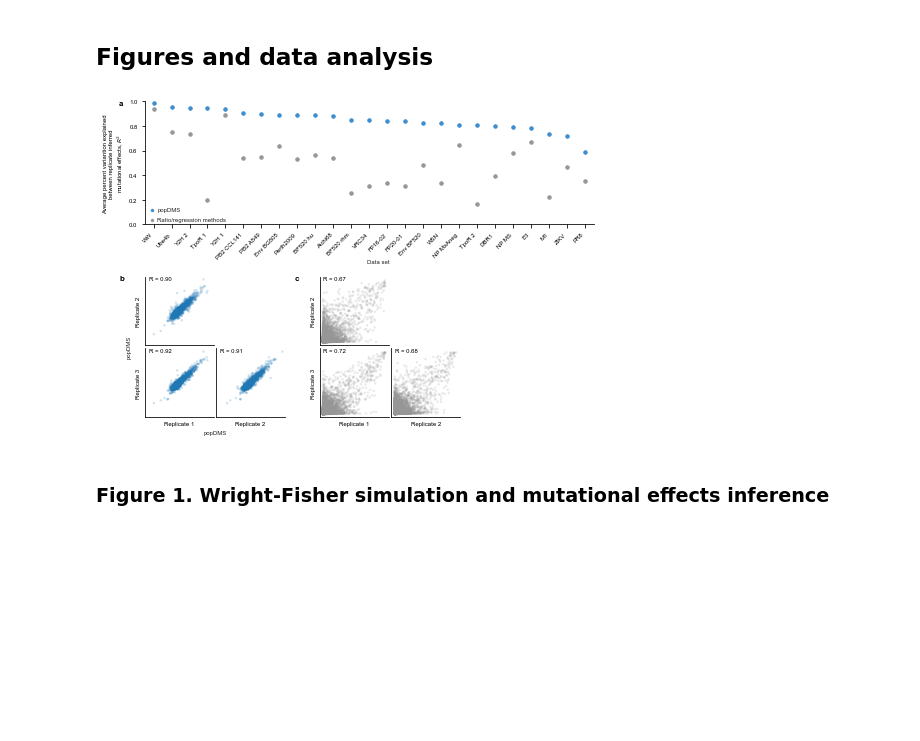
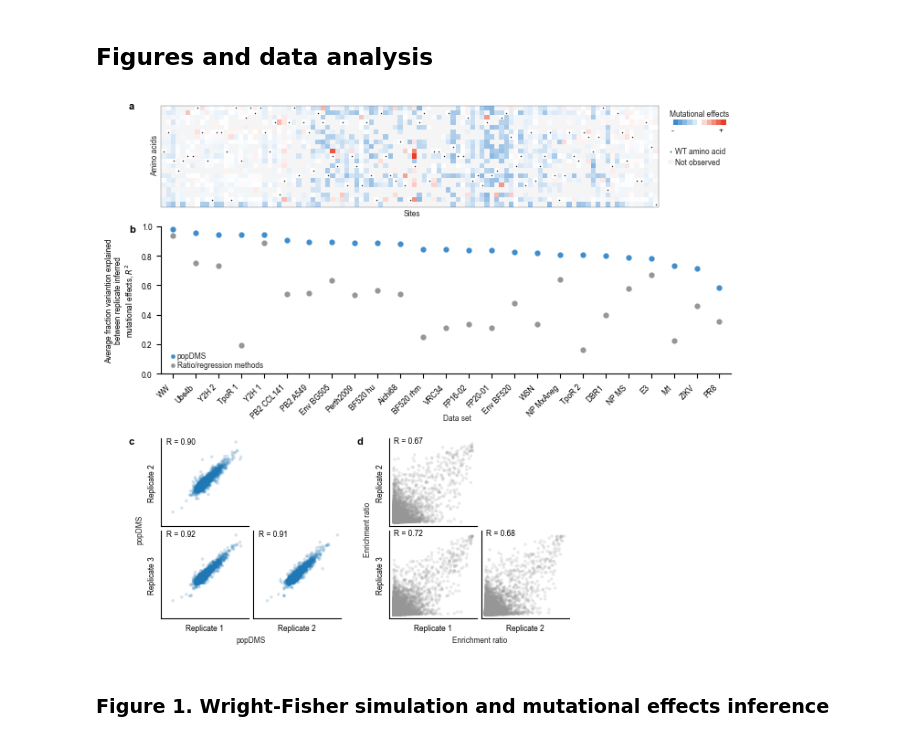
Before and after one commit to bartonlab/paper-DMS-inference, a Jupyter notebook: figures.ipynb, the cells around one changed output. Cells and saved outputs as stored; diff of their text form; code cells hidden in the pictures; blank space fills up the shorter version.

Commit message:
update figure 1

```diff
--- a/figures.ipynb
+++ b/figures.ipynb
@@ -58,10 +57,10 @@ seaborn == 0.9.0
 ## Figures and data analysis<a class = "anchor" id = "figure"></a>
 # %%
 reload(figs)
-figs.fig_methods_comparison()
+figs.fig_methods_comparison_new()
 plt.show()
 # %% [output]
-[figure, old version]
+[figure, new version]
 # %% [markdown]
 ### Figure 1. Wright-Fisher simulation and mutational effects inference<a class = "anchor" id = "simulation"></a>
 # %%
```
Also changed, not shown: parts of 1 cell of this notebook, 2 other files.
